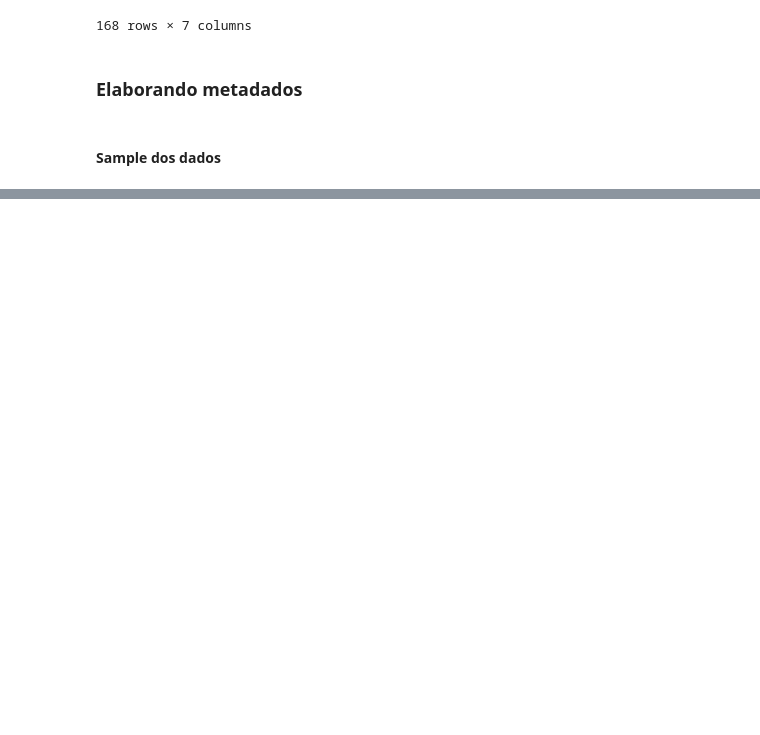
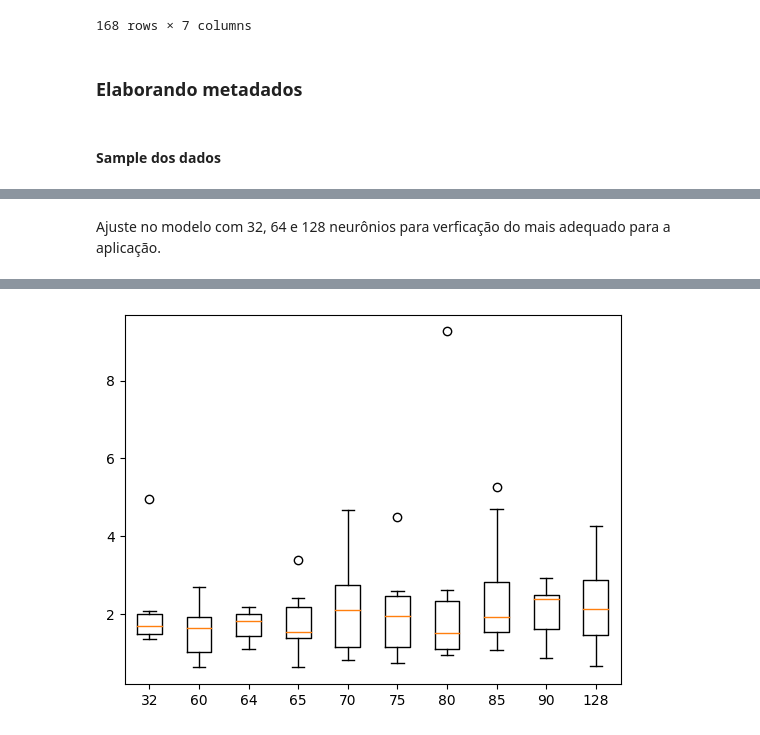
Before and after one commit to AllysonAbreu/neural_network_studies, a Jupyter notebook: notebooks/v2/rede_neural_dados_nuvem.ipynb, the cells around one changed output, grey strips where cells are left out. Drawn from its saved outputs; the diff is of its cells as text; code cells hidden in the pictures; blank space fills up the shorter version.

```diff
--- a/notebooks/v2/rede_neural_dados_nuvem.ipynb
+++ b/notebooks/v2/rede_neural_dados_nuvem.ipynb
@@ -446,0 +490,70 @@ df_receitas_agrupado.head()
+# %%
+from sklearn.preprocessing import MinMaxScaler
+
+scaler_x = MinMaxScaler(feature_range=(0,1))
+scaler_y = MinMaxScaler(feature_range=(0,1))
+# %%
+input_scaler = scaler_x.fit(X_train)
+output_scaler = scaler_y.fit(y_train)
+# %%
+# normalizando os dados de treino e teste
+train_y_norm = output_scaler.transform(y_train)
+train_x_norm = input_scaler.transform(X_train)
+
+test_y_norm = output_scaler.transform(y_test)
+test_x_norm = input_scaler.transform(X_test)
+# %%
+X_test = test_x_norm.reshape((test_x_norm.shape[0], 1, test_x_norm.shape[1]))
+X_train = train_x_norm.reshape((train_x_norm.shape[0], 1, train_x_norm.shape[1]))
+y_test = test_y_norm.reshape((test_y_norm.shape[0], 1))
+y_train = train_y_norm.reshape((train_y_norm.shape[0], 1))
+# %% [markdown]
+Ajuste no modelo com 32, 64 e 128 neurônios para verficação do mais adequado para a aplicação.
+# %%
+# Ajustando e validando o modelo
+def evaluate_model(X_train, y_train, X_test, y_test, neurons):
+    model = tf.keras.models.Sequential()
+    model.add(tf.keras.layers.LSTM(units = neurons, return_sequences = True, input_shape = (X_train.shape[1], X_train.shape[2])))
+    model.add(tf.keras.layers.Dropout(0.1))
+    model.add(tf.keras.layers.LSTM(units = neurons))
+    model.add(tf.keras.layers.Dropout(0.1))
+    model.add(tf.keras.layers.Dense(units = 1))
+    # compilando o modelo
+    model.compile(loss='mse', optimizer='adam')
+    # ajustando o modelo
+    model.fit(X_train, y_train, epochs=100, batch_size=4, validation_split = 0.2, shuffle=False)
+    # avaliando o modelo
+    loss = model.evaluate(X_test, y_test, verbose=0, batch_size=4)
+    return loss
+
+# Resumindo as pontuações
+def summarize_results(scores, params):
+    print(scores, params)
+    # resumindo a média e desvio padrão
+    for i in range(len(scores)):
+        m, s = np.mean(scores[i]), np.std(scores[i])
+        print(f'Param={params[i]}, Mean={m:.3f}, Std={s:.3f}')
+    # boxplot das pontuações
+    plt.boxplot(scores, labels=params)
+    plt.savefig('../../src/static/images/figura[0].png')
+
+# Rodando um experimento
+def run_experiment(params, repeats = 10):
+    # Testando cada parâmetro
+    all_scores = list()
+    for p in params:
+        # repetindo o experimento
+        scores = list()
+        for r in range(repeats):
+            score = evaluate_model(X_train, y_train, X_test, y_test, p)
+            score = score * 100.0
+            scores.append(score)
+            print(f'>Neurons={p}, Score={score}')
+        all_scores.append(scores)
+    # resumindo os resultados
+    summarize_results(all_scores, params)
+
+# Rodando o experimento
+n_params = [32, 60, 64, 65, 70, 75, 80, 85, 90, 128]
+run_experiment(n_params)
+# %% [output]
@@ -446,0 +577 @@ df_receitas_agrupado.head()
+[figure, added]
```
Also changed, not shown: parts of 27 cells of this notebook, 4 other files.
